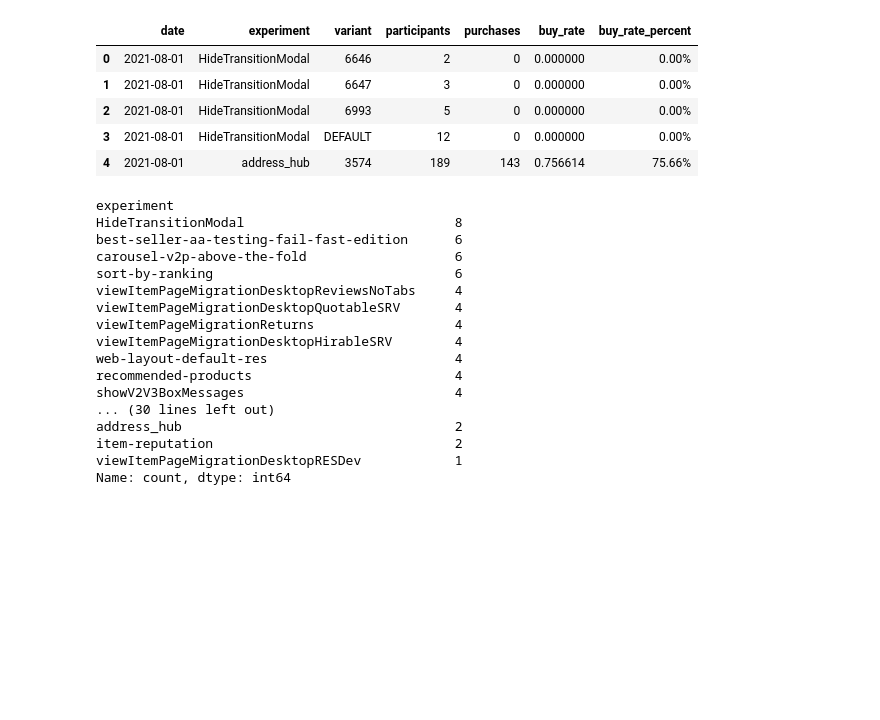
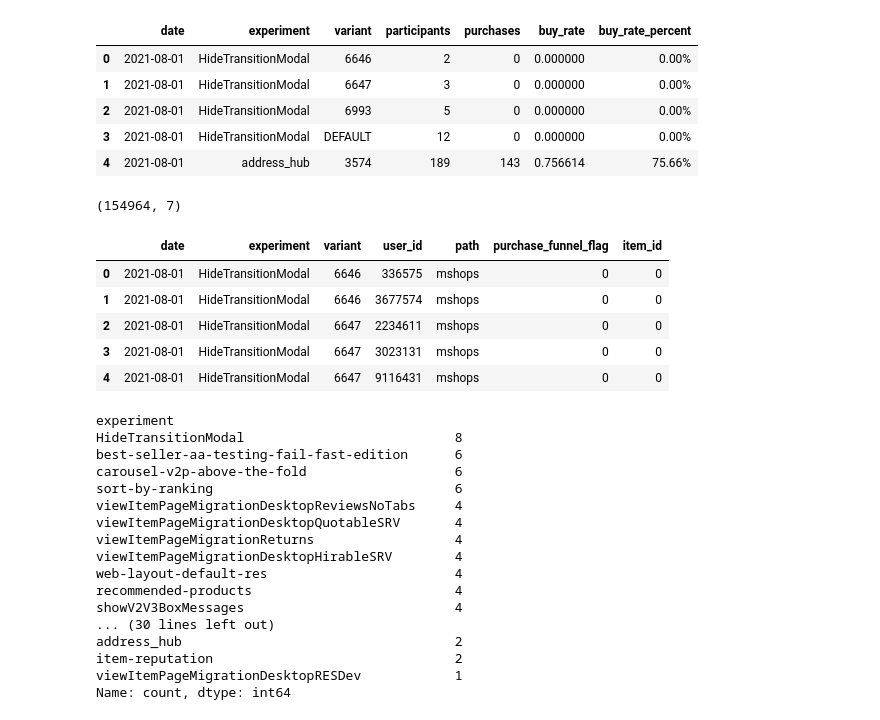
Before and after one commit to jmpaiba123/AB_Testing_Meli, a Jupyter notebook: jupyter_notebooks/02_validaciones_data.ipynb, the cells around one changed output. Drawn from its saved outputs; the diff is of its cells as text; code cells hidden in the pictures; blank space fills up the shorter version.

```diff
--- a/jupyter_notebooks/02_validaciones_data.ipynb
+++ b/jupyter_notebooks/02_validaciones_data.ipynb
@@ -34,6 +34,17 @@ df_results.head()
 | 2 | 2021-08-01 | HideTransitionModal | 6993 | 5 | 0 | 0.000000 | 0.00% |
 | 3 | 2021-08-01 | HideTransitionModal | DEFAULT | 12 | 0 | 0.000000 | 0.00% |
 | 4 | 2021-08-01 | address_hub | 3574 | 189 | 143 | 0.756614 | 75.66% |
+# %%
+print(df_AB_test.shape)
+df_AB_test.head()
+# %% [output]
+(154964, 7)
+|  | date | experiment | variant | user_id | path | purchase_funnel_flag | item_id |
+| 0 | 2021-08-01 | HideTransitionModal | 6646 | 336575 | mshops | 0 | 0 |
+| 1 | 2021-08-01 | HideTransitionModal | 6646 | 3677574 | mshops | 0 | 0 |
+| 2 | 2021-08-01 | HideTransitionModal | 6647 | 2234611 | mshops | 0 | 0 |
+| 3 | 2021-08-01 | HideTransitionModal | 6647 | 3023131 | mshops | 0 | 0 |
+| 4 | 2021-08-01 | HideTransitionModal | 6647 | 9116431 | mshops | 0 | 0 |
 # %%
 df_results.experiment.value_counts()
 # %% [output]
```
Also changed, not shown: parts of 19 cells of this notebook, 2 other files.
